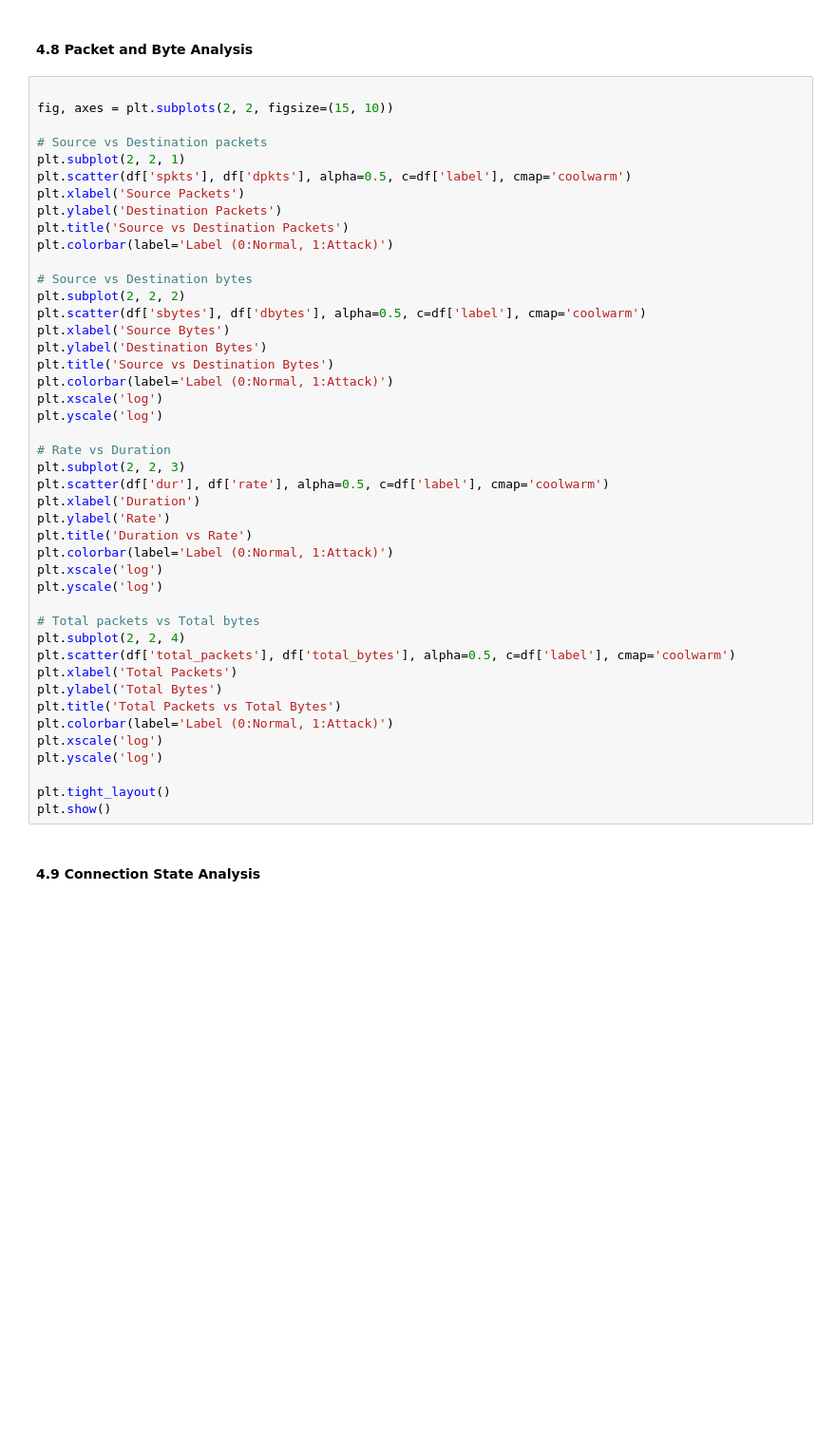
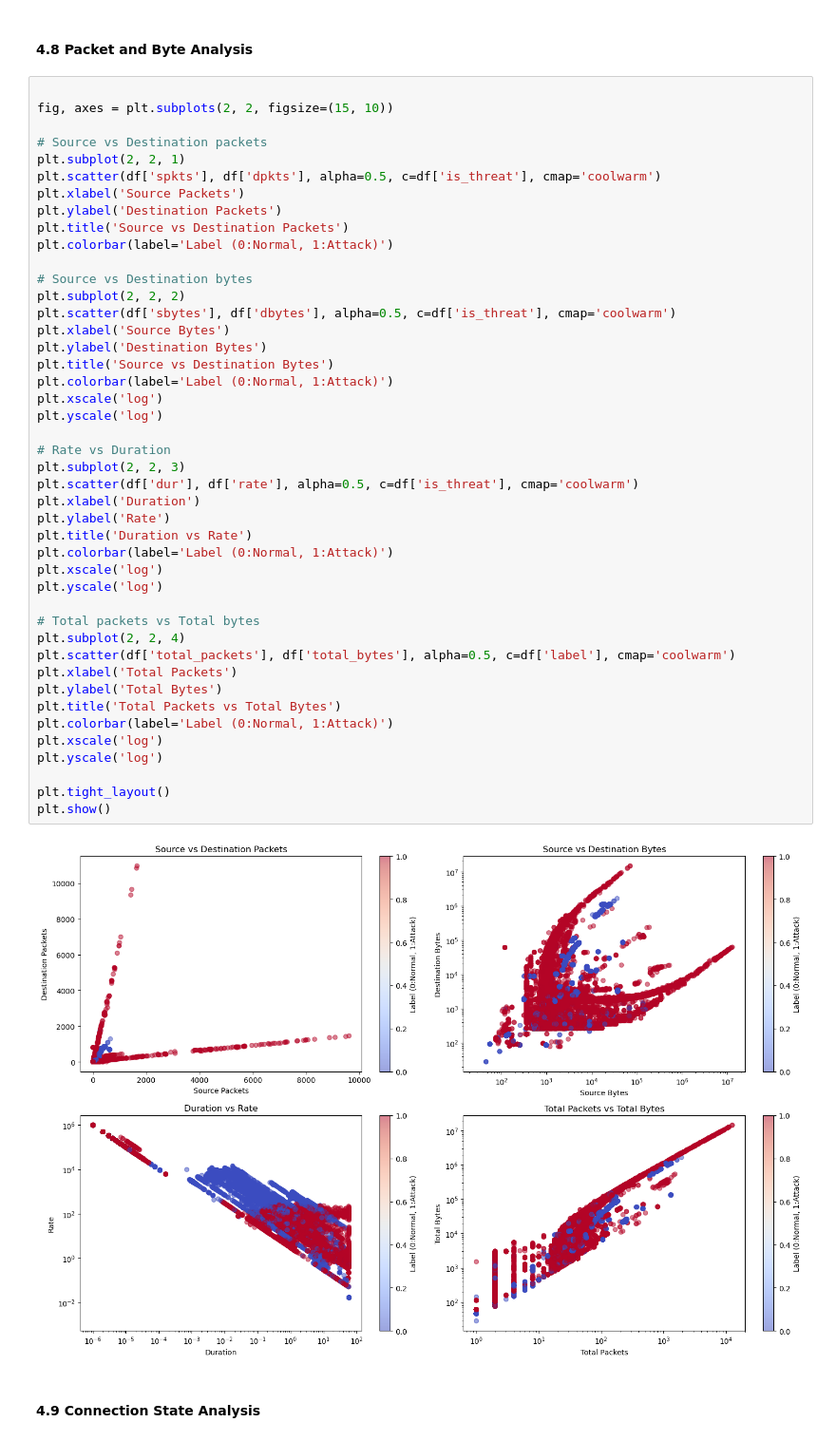
Before and after one commit to Jinit-Yadav/AgenticAICyberSecurities, a Jupyter notebook: notebook/1 . EDA on logs.ipynb, the cells around one changed output. Shown at 95% size. Saved outputs shown, nothing was run; the diff lists cells and outputs as text; blank space fills up the shorter version.

```diff
--- a/notebook/1 . EDA on logs.ipynb
+++ b/notebook/1 . EDA on logs.ipynb
@@ -338,7 +511,7 @@ fig, axes = plt.subplots(2, 2, figsize=(15, 10))
 
 # Source vs Destination packets
 plt.subplot(2, 2, 1)
-plt.scatter(df['spkts'], df['dpkts'], alpha=0.5, c=df['label'], cmap='coolwarm')
+plt.scatter(df['spkts'], df['dpkts'], alpha=0.5, c=df['is_threat'], cmap='coolwarm')
 plt.xlabel('Source Packets')
 plt.ylabel('Destination Packets')
 plt.title('Source vs Destination Packets')
@@ -346,36 +519,38 @@ plt.colorbar(label='Label (0:Normal, 1:Attack)')
 
 # Source vs Destination bytes
 plt.subplot(2, 2, 2)
-plt.scatter(df['sbytes'], df['dbytes'], alpha=0.5, c=df['label'], cmap='coolwarm')
+plt.scatter(df['sbytes'], df['dbytes'], alpha=0.5, c=df['is_threat'], cmap='coolwarm')
 plt.xlabel('Source Bytes')
 plt.ylabel('Destination Bytes')
 plt.title('Source vs Destination Bytes')
 plt.colorbar(label='Label (0:Normal, 1:Attack)')
 plt.xscale('log')
 plt.yscale('log')
 
 # Rate vs Duration
 plt.subplot(2, 2, 3)
-plt.scatter(df['dur'], df['rate'], alpha=0.5, c=df['label'], cmap='coolwarm')
+plt.scatter(df['dur'], df['rate'], alpha=0.5, c=df['is_threat'], cmap='coolwarm')
 plt.xlabel('Duration')
 plt.ylabel('Rate')
 plt.title('Duration vs Rate')
 plt.colorbar(label='Label (0:Normal, 1:Attack)')
 plt.xscale('log')
 plt.yscale('log')
 
 # Total packets vs Total bytes
 plt.subplot(2, 2, 4)
 plt.scatter(df['total_packets'], df['total_bytes'], alpha=0.5, c=df['label'], cmap='coolwarm')
 plt.xlabel('Total Packets')
 plt.ylabel('Total Bytes')
 plt.title('Total Packets vs Total Bytes')
 plt.colorbar(label='Label (0:Normal, 1:Attack)')
 plt.xscale('log')
 plt.yscale('log')
 
 plt.tight_layout()
 plt.show()
+# %% [output]
+[figure, added]
 # %% [markdown]
 #### 4.9 Connection State Analysis
 # %%
```
Also changed, not shown: parts of 26 cells of this notebook, 12 other files.
